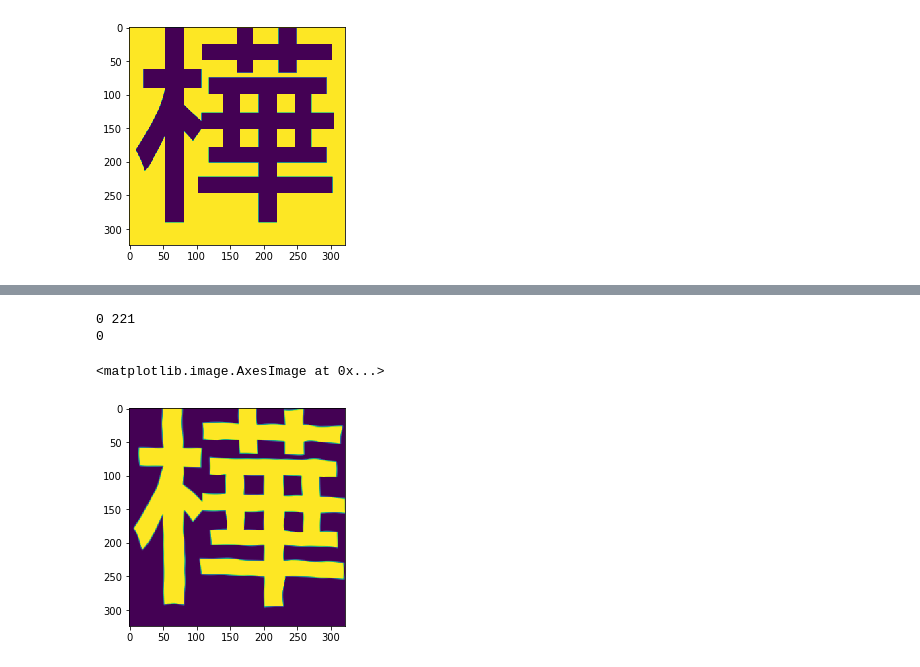
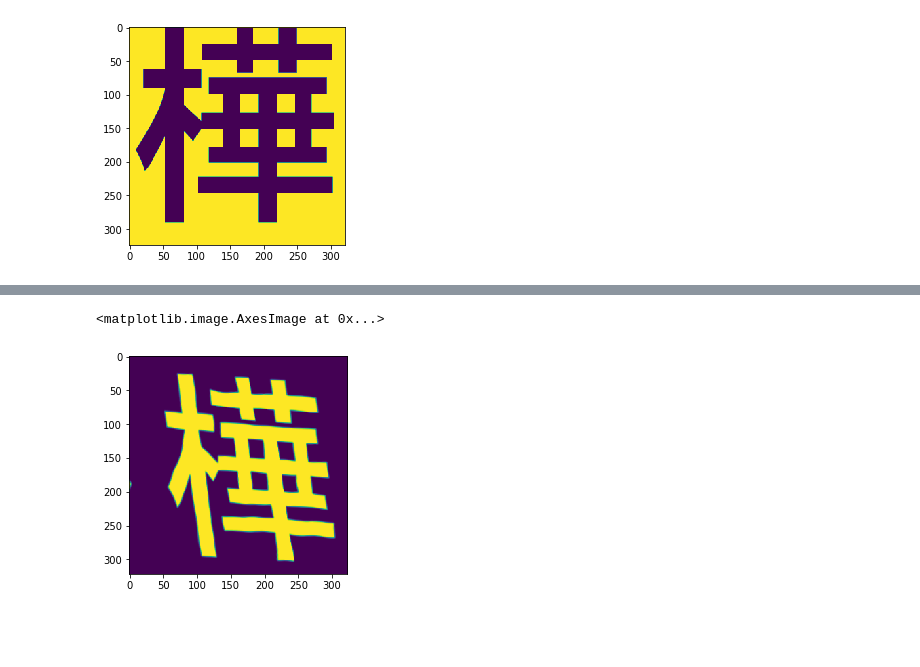
Before and after one commit to savourylie/ZiTransfer, a Jupyter notebook: data_preprocessing.ipynb, the cells around one changed output, grey strips where cells are left out. Drawn from its saved outputs; the diff is of its cells as text; code cells hidden in the pictures; blank space fills up the shorter version.

```diff
--- a/data_preprocessing.ipynb
+++ b/data_preprocessing.ipynb
@@ -160,9 +175,5 @@ plt.imshow(scale(resize(adjust_margin(img_inv))))
-# %%
-print(add_gaussian(img_inv, mean=0).min())
-
-plt.imshow(elastic_transform(img_inv, 50, 10, 15))
-# %% [output]
-0 221
-0
-<matplotlib.image.AxesImage at 0x...>
-[figure, removed]
+# %%
+plt.imshow(elastic_transform(img_scaled, 50, 10, 20))
+# %% [output]
+<matplotlib.image.AxesImage at 0x...>
+[figure, added]
```
Also changed, not shown: parts of 4 cells of this notebook.
